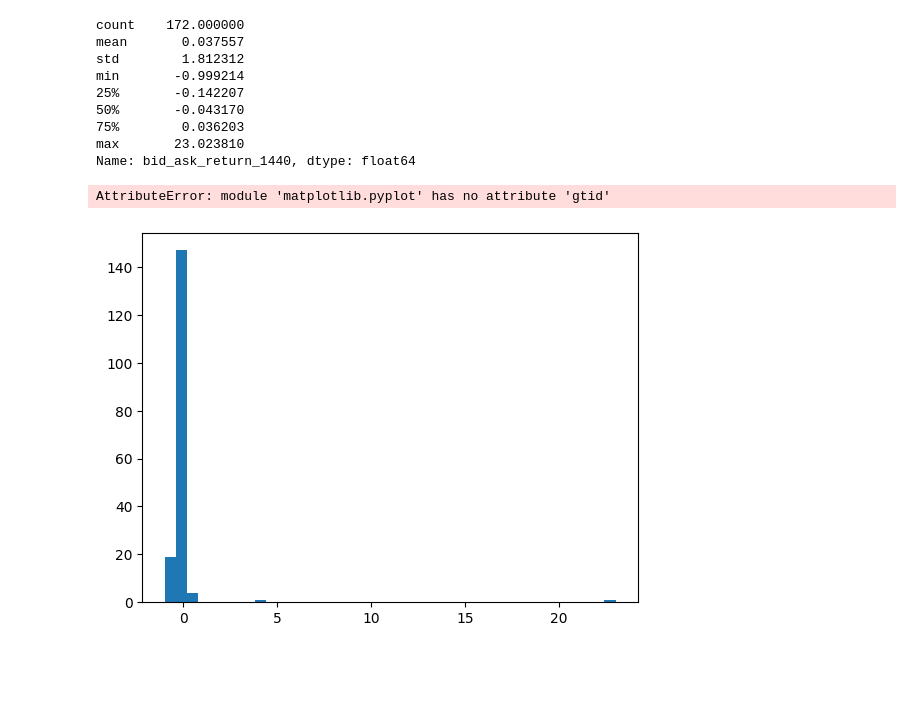
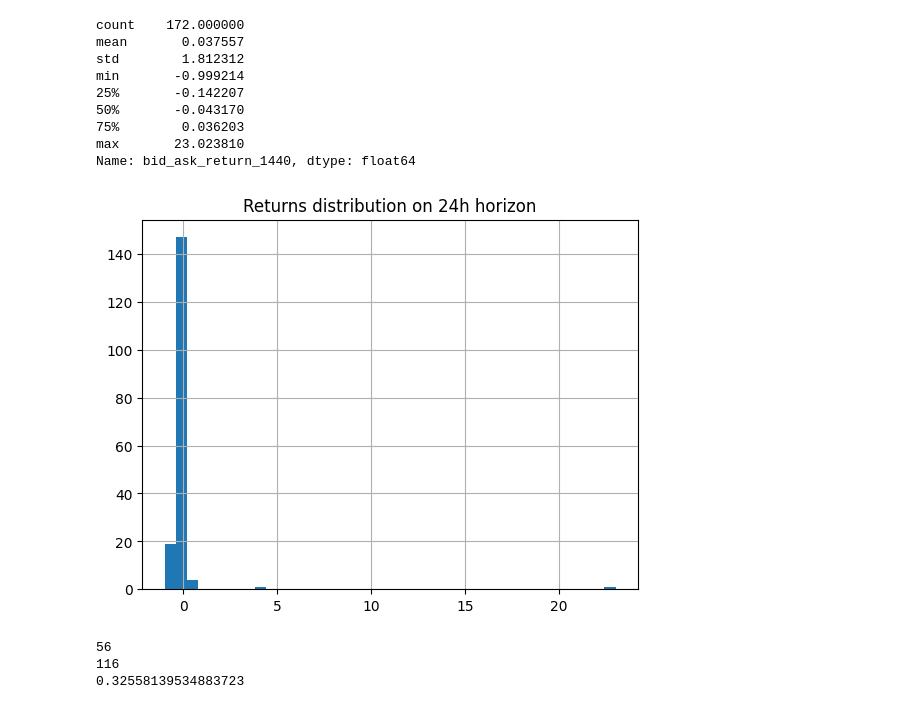
Before and after one commit to SigmaFlowX/Sber-Moex-Options, a Jupyter notebook: notebooks/large_orders_analysis.ipynb, the cells around one changed output. Saved outputs shown, nothing was run; the diff lists cells and outputs as text; code cells hidden in the pictures; blank space fills up the shorter version.

```diff
--- a/notebooks/large_orders_analysis.ipynb
+++ b/notebooks/large_orders_analysis.ipynb
@@ -316,8 +316,19 @@ max       23.023810
 Name: bid_ask_return_1440, dtype: float64
 # %%
 plt.hist(df_1440['bid_ask_return_1440'], bins=40)
-plt.gtid()
+plt.grid()
+plt.title("Returns distribution on 24h horizon")
 plt.show()
 # %% [output]
-AttributeError: module 'matplotlib.pyplot' has no attribute 'gtid'
-[figure, old version]
+[figure, new version]
+# %%
+wins = (df_1440['bid_ask_return_1440'] > 0).sum()
+losses = (df_1440['bid_ask_return_1440'] < 0).sum()
+wr = (wins)/(wins + losses)
+print(wins)
+print(losses)
+print(wr)
+# %% [output]
+56
+116
+0.32558139534883723
```
